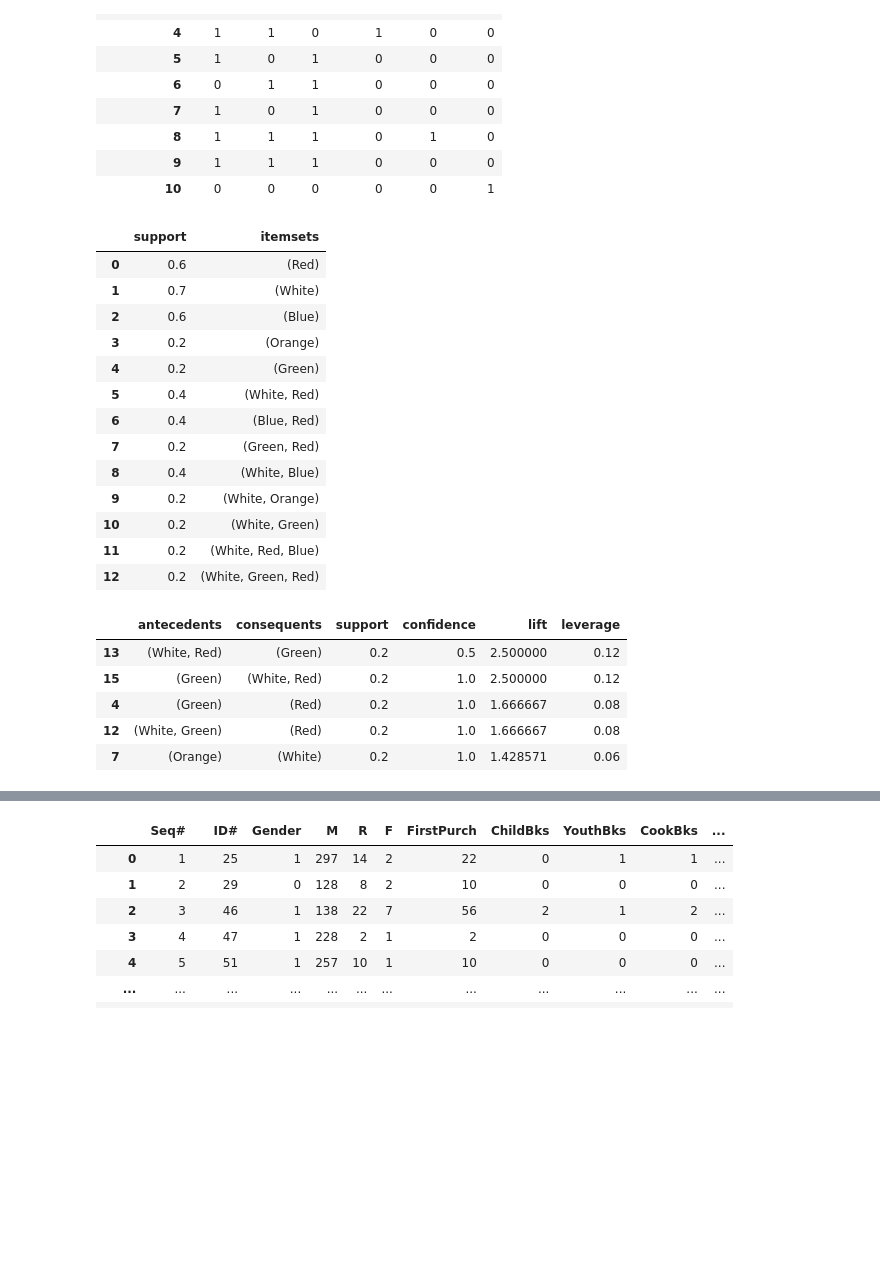
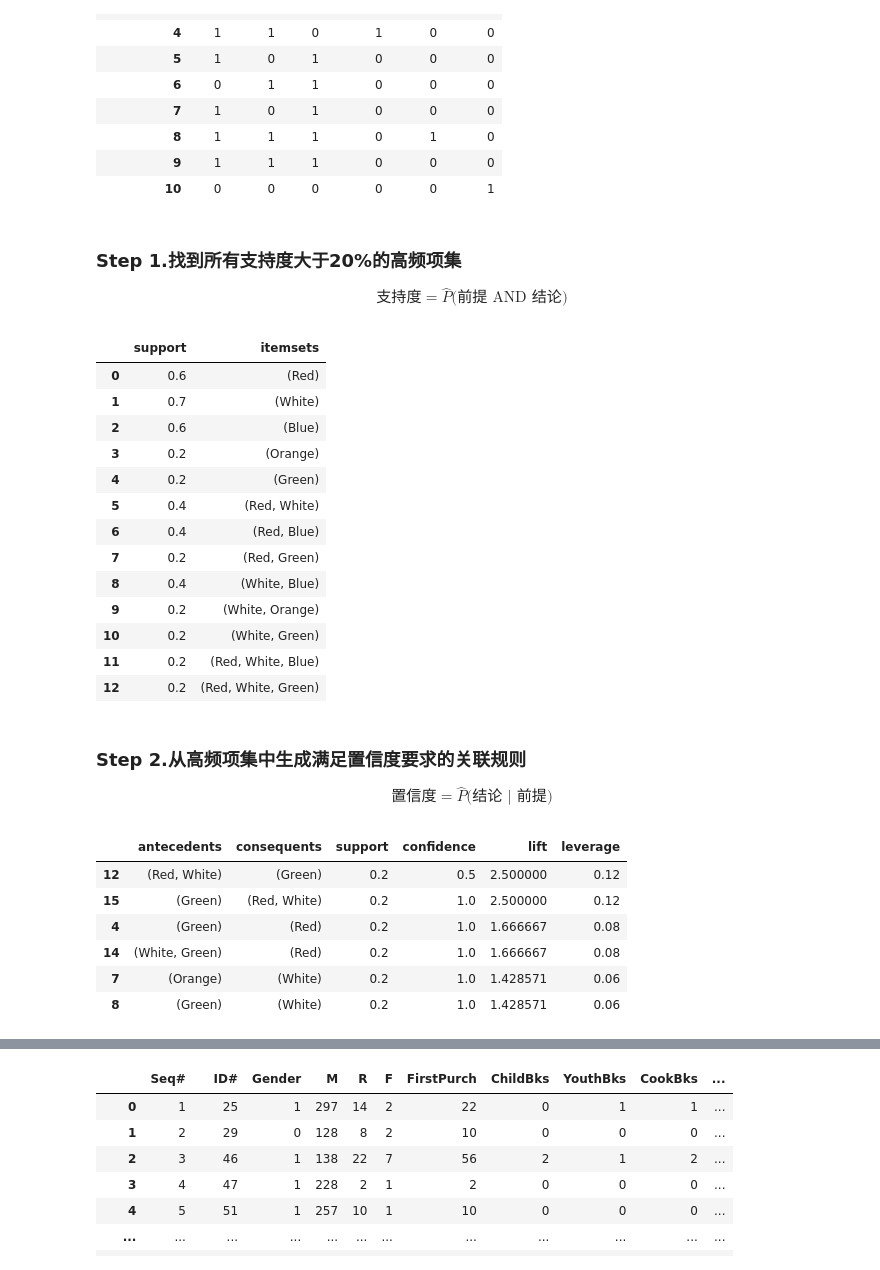
Before and after one commit to LinLangTianS/dev2, a Jupyter notebook: Code_py.ipynb, the cells around one changed output, grey strips where cells are left out. Drawn from its saved outputs; the diff is of its cells as text; code cells hidden in the pictures; blank space fills up the shorter version.

```diff
--- a/Code_py.ipynb
+++ b/Code_py.ipynb
@@ -14,6 +93,6 @@ e.g.1:手机保护壳交易数据库中的关联规则
 # %%
 # 数据的加载和预处理
-fp_df = pd.read_csv(r'Data/Faceplate.csv')
+fp_df = pd.read_csv('Data/Faceplate.csv')
 fp_df.set_index('Transaction', inplace=True)
 fp_df
 # %% [output]
@@ -29,6 +108,10 @@ fp_df
 | 8 | 1 | 1 | 1 | 0 | 1 | 0 |
 | 9 | 1 | 1 | 1 | 0 | 0 | 0 |
 | 10 | 0 | 0 | 0 | 0 | 0 | 1 |
+# %% [markdown]
+### Step 1.找到所有支持度大于20%的高频项集
+
+$$ \text{支持度} = \hat{P} \text{(前提 AND 结论)} $$
 # %%
 # 建立支持度至少为20%的高频项集
 itemsets = apriori(fp_df, min_support=0.2, use_colnames=True)
@@ -40,22 +123,27 @@ itemsets
 | 2 | 0.6 | (Blue) |
 | 3 | 0.2 | (Orange) |
 | 4 | 0.2 | (Green) |
-| 5 | 0.4 | (White, Red) |
-| 6 | 0.4 | (Blue, Red) |
-| 7 | 0.2 | (Green, Red) |
+| 5 | 0.4 | (Red, White) |
+| 6 | 0.4 | (Red, Blue) |
+| 7 | 0.2 | (Red, Green) |
 | 8 | 0.4 | (White, Blue) |
 | 9 | 0.2 | (White, Orange) |
 | 10 | 0.2 | (White, Green) |
-| 11 | 0.2 | (White, Red, Blue) |
-| 12 | 0.2 | (White, Green, Red) |
+| 11 | 0.2 | (Red, White, Blue) |
+| 12 | 0.2 | (Red, White, Green) |
+# %% [markdown]
+### Step 2.从高频项集中生成满足置信度要求的关联规则
+
+$$ \text{置信度} = \hat{P} \text{(结论 | 前提)} $$
 # %%
 # 建立满足置信度为50%的关联规则
 rules = association_rules(itemsets, metric='confidence', min_threshold=0.5)
-rules.sort_values(by='lift', ascending=False).iloc[:, [0,1,4,5,6,7]].head()
+rules.sort_values(by='lift', ascending=False).iloc[:, [0,1,4,5,6,7]].head(6)
 # %% [output]
 |  | antecedents | consequents | support | confidence | lift | leverage |
-| 13 | (White, Red) | (Green) | 0.2 | 0.5 | 2.500000 | 0.12 |
-| 15 | (Green) | (White, Red) | 0.2 | 1.0 | 2.500000 | 0.12 |
+| 12 | (Red, White) | (Green) | 0.2 | 0.5 | 2.500000 | 0.12 |
+| 15 | (Green) | (Red, White) | 0.2 | 1.0 | 2.500000 | 0.12 |
 | 4 | (Green) | (Red) | 0.2 | 1.0 | 1.666667 | 0.08 |
-| 12 | (White, Green) | (Red) | 0.2 | 1.0 | 1.666667 | 0.08 |
+| 14 | (White, Green) | (Red) | 0.2 | 1.0 | 1.666667 | 0.08 |
 | 7 | (Orange) | (White) | 0.2 | 1.0 | 1.428571 | 0.06 |
+| 8 | (Green) | (White) | 0.2 | 1.0 | 1.428571 | 0.06 |
```
Also changed, not shown: parts of 5 cells of this notebook, 1 other file.
